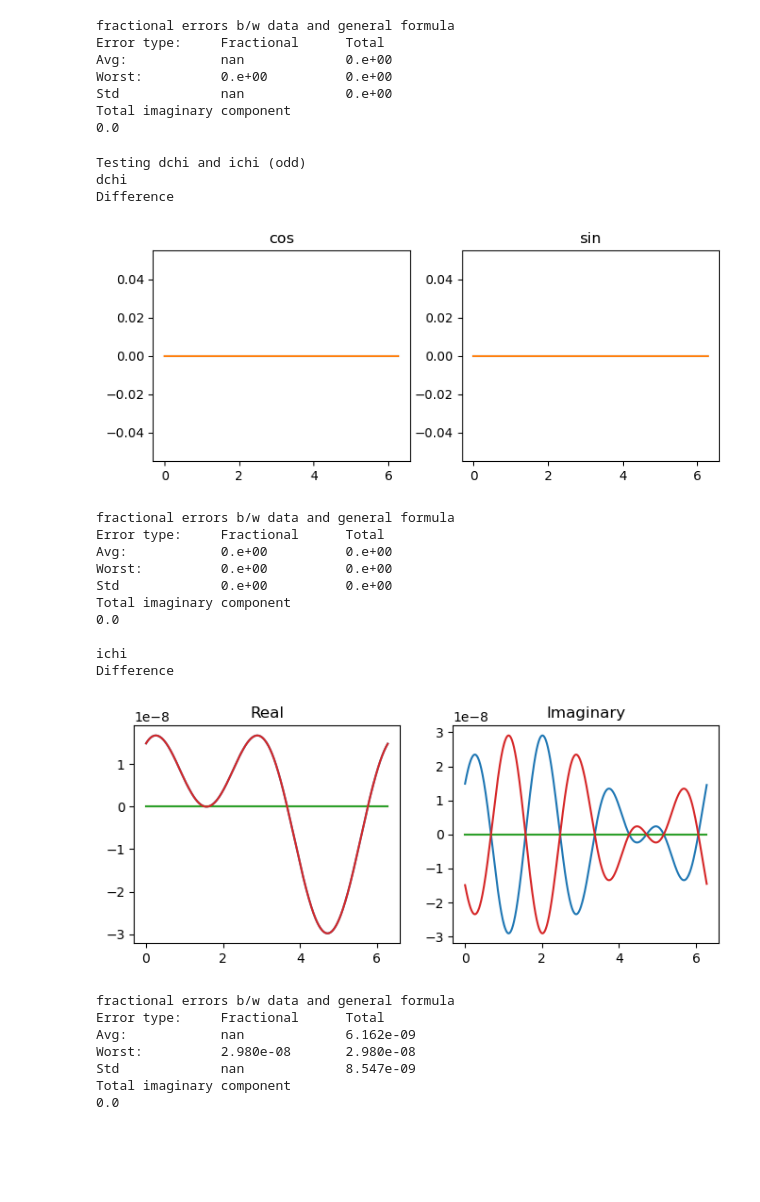
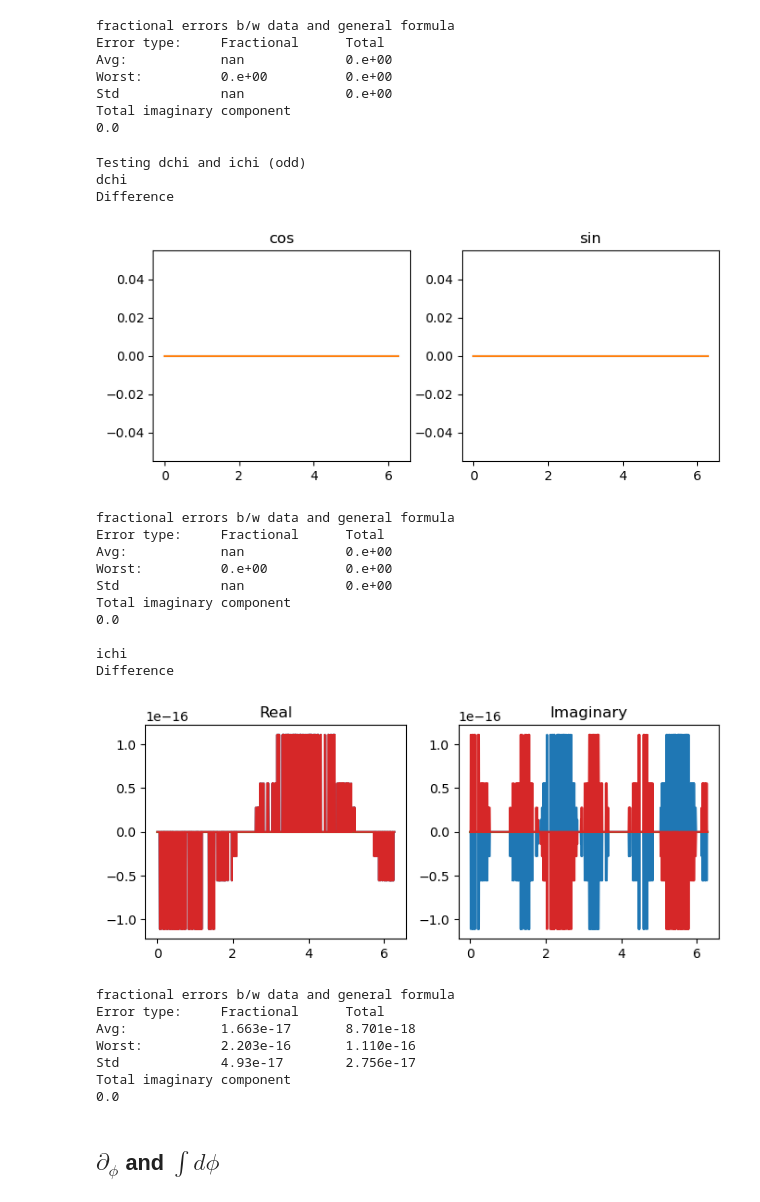
Before and after one commit to lankef/pyAQSC, a Jupyter notebook: examples/ChiPhiFunc test suite.ipynb, the cells around one changed output. Saved outputs shown, nothing was run; the diff lists cells and outputs as text; code cells hidden in the pictures; blank space fills up the shorter version.

```diff
--- a/examples/ChiPhiFunc test suite.ipynb
+++ b/examples/ChiPhiFunc test suite.ipynb
@@ -259,44 +266,46 @@ test1 = ChiPhiFunc(np.array([
         np.sin(rands_i[2]*points)+np.cos(rands_i[3]*points),
         np.sin(rands_i[4]*points)+np.cos(rands_i[5]*points),
         np.sin(rands_i[6]*points)+np.cos(rands_i[7]*points)
 ]), fourier_mode = True)
 
 dchi_test1 = ChiPhiFunc(np.array([
         -3*(np.sin(rands_i[6]*points)+np.cos(rands_i[7]*points)),
         -(np.sin(rands_i[4]*points)+np.cos(rands_i[5]*points)),
         np.sin(rands_i[2]*points)+np.cos(rands_i[3]*points),
         3*(np.sin(rands_i[0]*points)+np.cos(rands_i[1]*points))
 ]), fourier_mode = True)
 
 guess_dchi = diff(test1,'chi',1)
-guess_ichi = int_chi(dchi_test1)
+guess_ichi = dchi_test1.integrate_chi()
 print('dchi')
 compare_chiphifunc(guess_dchi, dchi_test1)
 print('ichi')
 compare_chiphifunc(guess_ichi, test1, fourier_mode = False)
 # %% [output]
 Testing dchi and ichi (odd)
 dchi
 Difference
 [figure]
 fractional errors b/w data and general formula
 Error type:     Fractional      Total
-Avg:            0.e+00          0.e+00
+Avg:            nan             0.e+00
 Worst:          0.e+00          0.e+00
-Std             0.e+00          0.e+00
+Std             nan             0.e+00
 Total imaginary component
 0.0
 
 ichi
 Difference
-[figure, old version]
+[figure, new version]
 fractional errors b/w data and general formula
 Error type:     Fractional      Total
-Avg:            nan             6.162e-09
-Worst:          2.980e-08       2.980e-08
-Std             nan             8.547e-09
+Avg:            1.663e-17       8.701e-18
+Worst:          2.203e-16       1.110e-16
+Std             4.93e-17        2.756e-17
 Total imaginary component
 0.0
+# %% [markdown]
+## $\partial_\phi$ and $\int d\phi$
 # %%
 print('Testing dphi')
 chiphifunc.diff_mode = 'fft'
```
Also changed, not shown: parts of 27 cells of this notebook, 30 other files.
